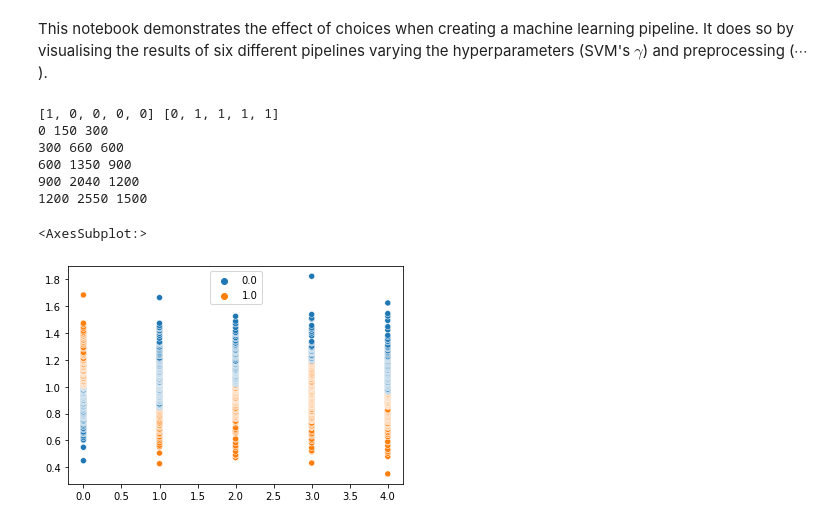
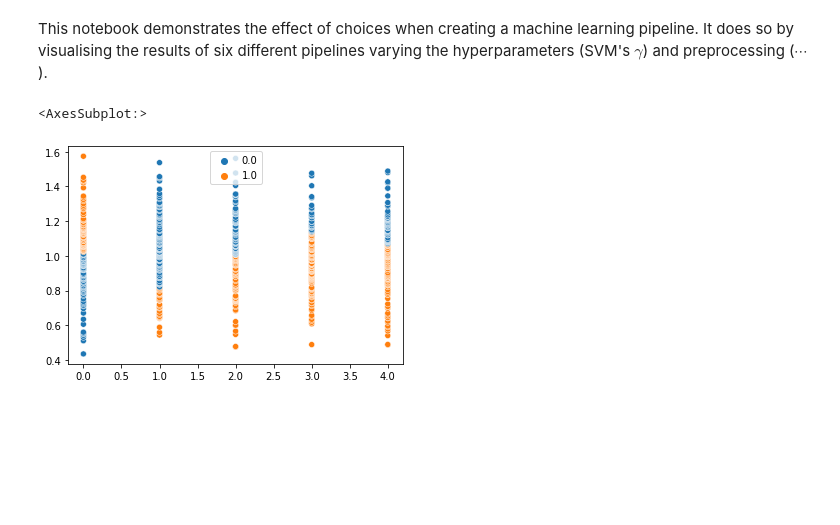
Before and after one commit to PGijsbers/Thesis, a Jupyter notebook: Figures/Figure 1 - Demonstration of ML pipeline construction.ipynb, the cells around one changed output. Drawn from its saved outputs; the diff is of its cells as text; code cells hidden in the pictures; blank space fills up the shorter version.

```diff
--- a/Figures/Figure 1 - Demonstration of ML pipeline construction.ipynb
+++ b/Figures/Figure 1 - Demonstration of ML pipeline construction.ipynb
@@ -10,17 +10,11 @@ import seaborn
 # %%
 from helper import make_dataset, plot_svm_surface, plot_estimator_surface
 # %%
-x, y = make_dataset(points=1500)
+x, y = make_dataset(points=750, splits=[0.5, 0.2, 0.5, 0.8, 0.6])
 seaborn.scatterplot(x=x[:, 1], y = x[:, 0], hue=y)
 # %% [output]
-[1, 0, 0, 0, 0] [0, 1, 1, 1, 1]
-0 150 300
-300 660 600
-600 1350 900
-900 2040 1200
-1200 2550 1500
+<AxesSubplot:>
-<AxesSubplot:>
-[figure, old version]
+[figure, new version]
 # %%
 def plot_dataset(X, y, ax, title):
     ax.scatter(X[:, 0], X[:, 1], c=y, zorder=10, cmap=plt.cm.bwr, marker='.')
```
Also changed, not shown: parts of 15 cells of this notebook.
